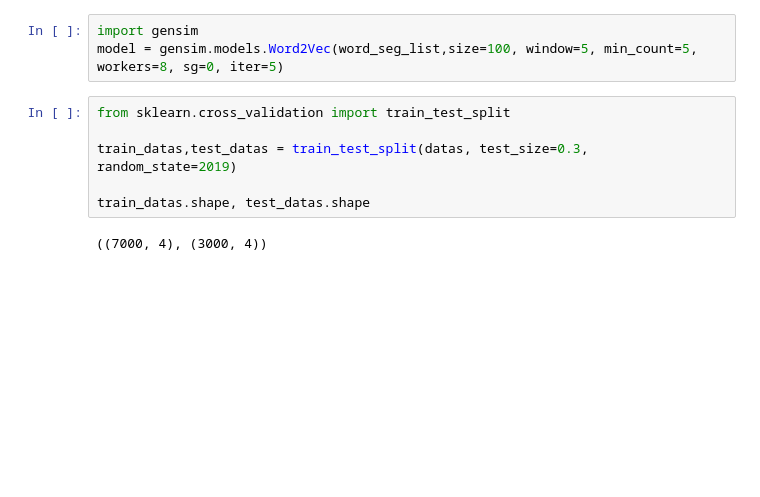
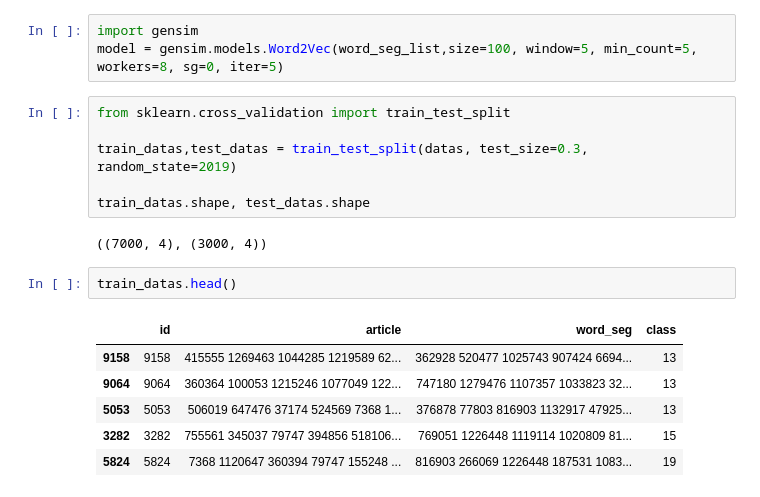
Before and after one commit to ywtail/ML, a Jupyter notebook: Datawhale/达观杯文本智能处理.ipynb, the cells around one changed output. Saved outputs shown, nothing was run; the diff lists cells and outputs as text; blank space fills up the shorter version.

```diff
--- a/Datawhale/达观杯文本智能处理.ipynb
+++ b/Datawhale/达观杯文本智能处理.ipynb
@@ -133,3 +129,12 @@ train_datas,test_datas = train_test_split(datas, test_size=0.3, random_state=201
 train_datas.shape, test_datas.shape
 # %% [output]
 ((7000, 4), (3000, 4))
+# %%
+train_datas.head()
+# %% [output]
+|  | id | article | word_seg | class |
+| 9158 | 9158 | 415555 1269463 1044285 1219589 62... | 362928 520477 1025743 907424 6694... | 13 |
+| 9064 | 9064 | 360364 100053 1215246 1077049 122... | 747180 1279476 1107357 1033823 32... | 13 |
+| 5053 | 5053 | 506019 647476 37174 524569 7368 1... | 376878 77803 816903 1132917 47925... | 13 |
+| 3282 | 3282 | 755561 345037 79747 394856 518106... | 769051 1226448 1119114 1020809 81... | 15 |
+| 5824 | 5824 | 7368 1120647 360394 79747 155248 ... | 816903 266069 1226448 187531 1083... | 19 |
```
Also changed, not shown: parts of 8 cells of this notebook.
